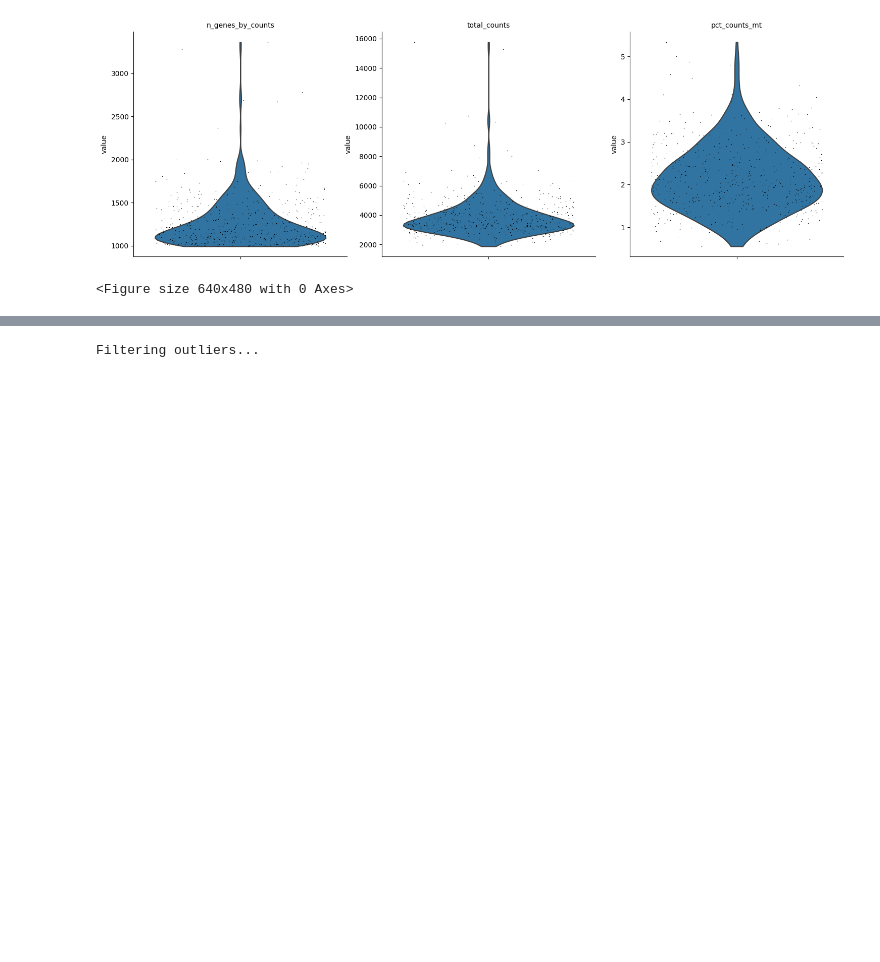
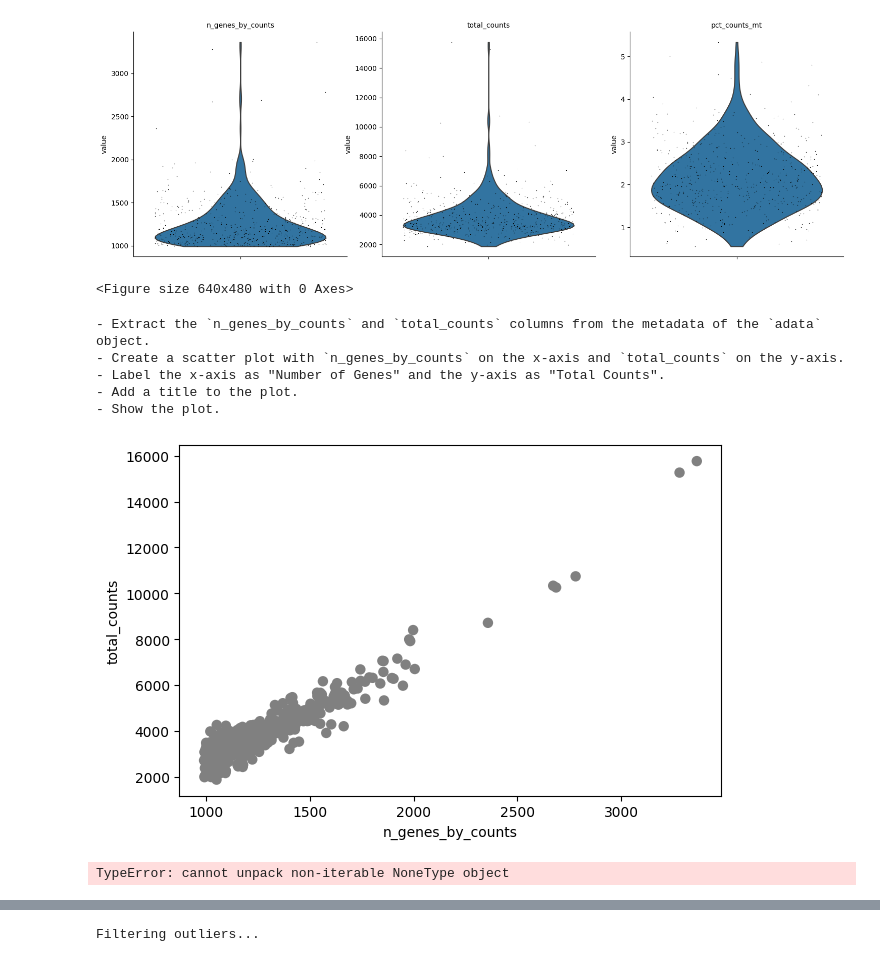
Before and after one commit to garg-ankush/mendel, a Jupyter notebook: mendel-demo.ipynb, the cells around one changed output, grey strips where cells are left out. Drawn from its saved outputs; the diff is of its cells as text; code cells hidden in the pictures; blank space fills up the shorter version.

Commit message:
Refactor files and change mendel usage to a functional approach

```diff
--- a/mendel-demo.ipynb
+++ b/mendel-demo.ipynb
@@ -19,6 +18,29 @@ Filtering genes...
 Calculating QC metrics...
 [figure]
 <Figure size 640x480 with 0 Axes>
+# %%
+prompt = "Can you plot `n_genes_by_counts` against `total_counts` in a scatter plot?"
+plan = ask_mendel_for_plan(
+    adata=adata,
+    prompt=prompt
+)
+# %%
+print(plan)
+# %% [output]
+- Extract the `n_genes_by_counts` and `total_counts` columns from the metadata of the `adata` object.
+- Create a scatter plot with `n_genes_by_counts` on the x-axis and `total_counts` on the y-axis.
+- Label the x-axis as "Number of Genes" and the y-axis as "Total Counts".
+- Add a title to the plot.
+- Show the plot.
+# %%
+ask_mendel_for_result(
+    adata,
+    prompt,
+    plan=plan
+)
+# %% [output]
+[figure, added]
+TypeError: cannot unpack non-iterable NoneType object
 # %%
 mendel = AskMendel()
 prompt = "Can you plot `n_genes_by_counts` against `total_counts` in a scatter plot?"
```
Also changed, not shown: parts of 4 cells of this notebook, 8 other files.
